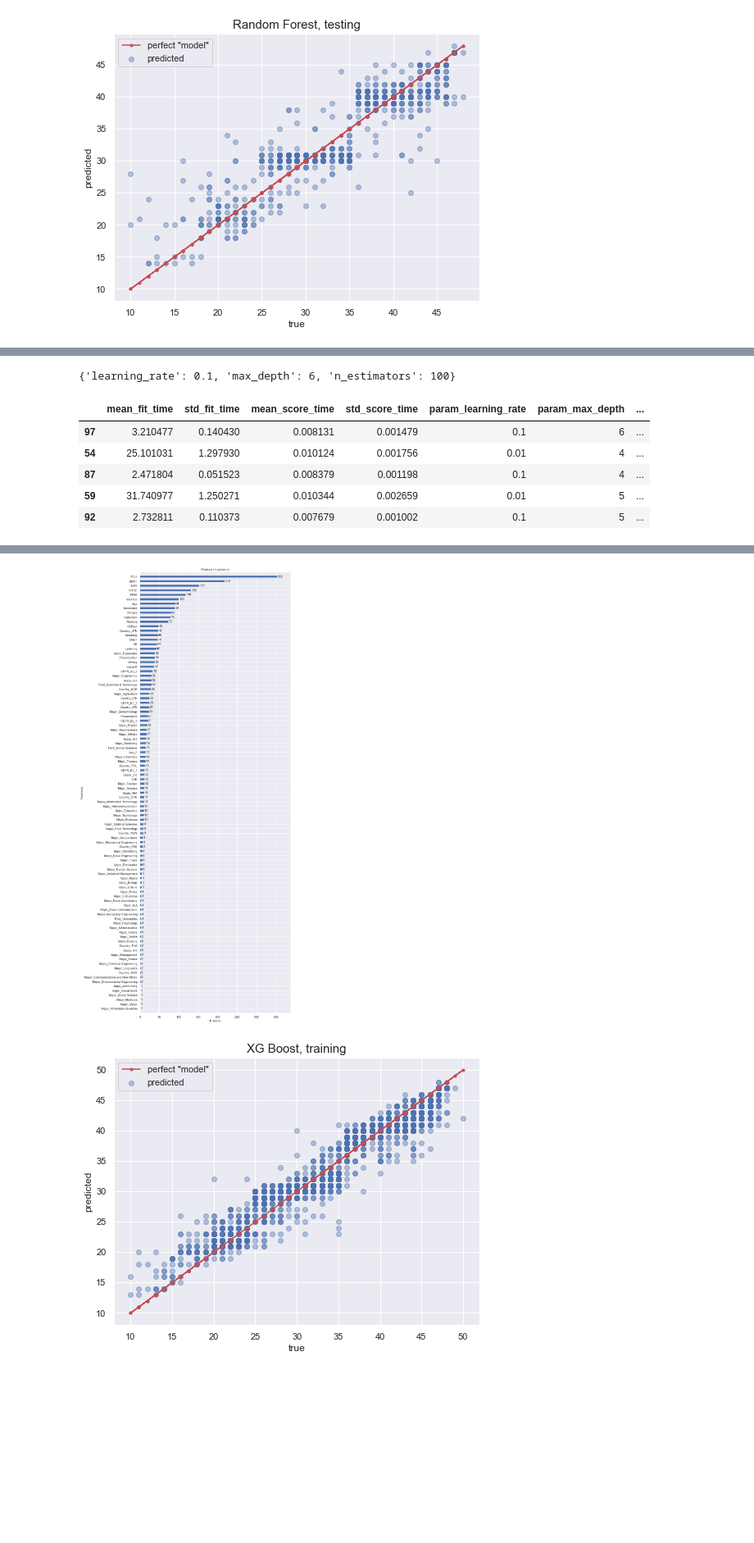
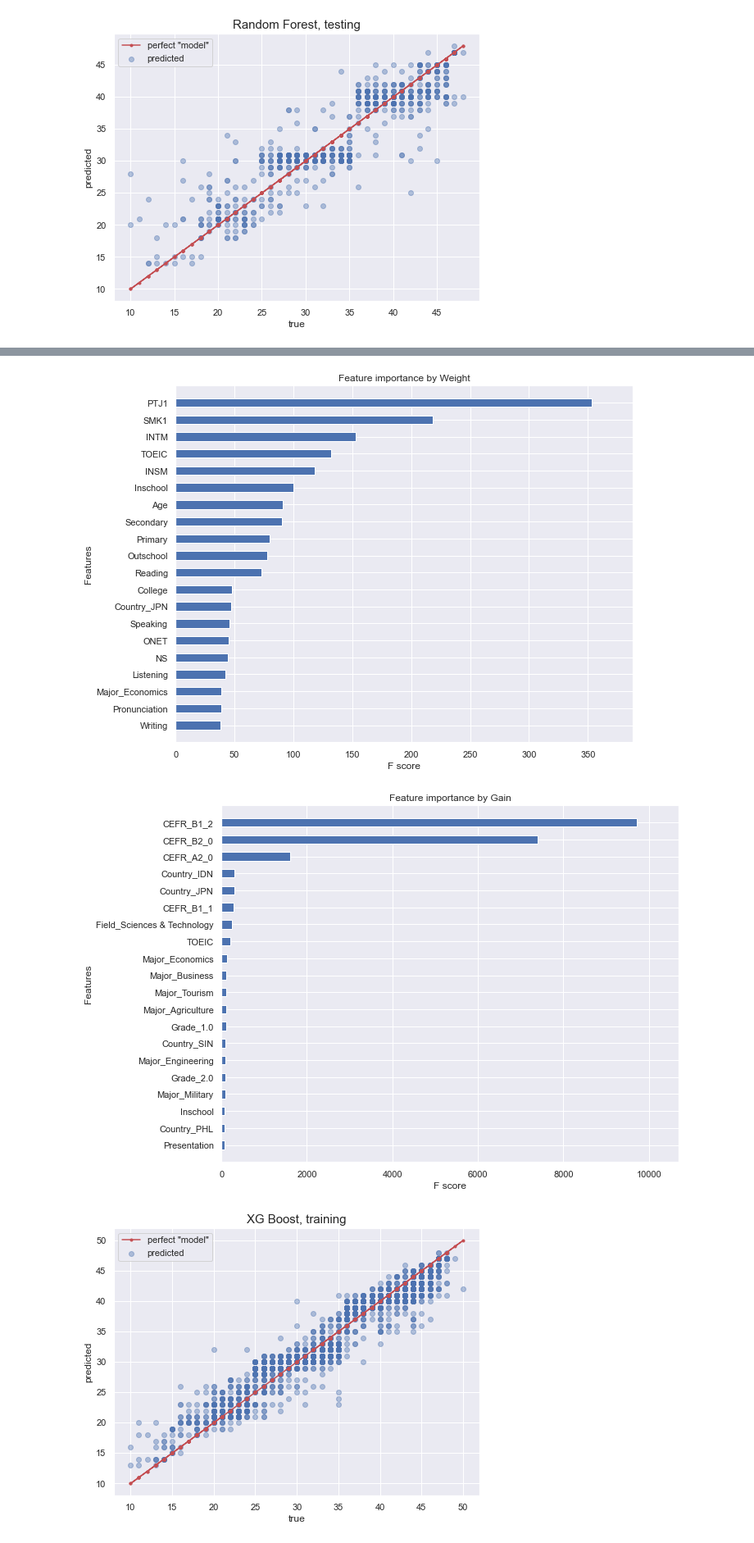
Before and after one commit to Jaester88/Springboard, a Jupyter notebook: Capstone_2_language_proficiency/C2_VST_JaeC_210907.ipynb, the cells around one changed output, grey strips where cells are left out. Shown at 82% size. Drawn from its saved outputs; the diff is of its cells as text; code cells hidden in the pictures; blank space fills up the shorter version.

```diff
--- a/Capstone_2_language_proficiency/C2_VST_JaeC_210907.ipynb
+++ b/Capstone_2_language_proficiency/C2_VST_JaeC_210907.ipynb
@@ -135,27 +138,33 @@ RMSE:  3.687817782917155
 # %%
+# XG Boost - initialize.
 xg = XGBRegressor(objective='reg:linear', seed=42)
+xgb.set_config(verbosity=0)
+
+# Parameter grid for grid searching.
 params = {
     'max_depth': range(1, 8),
     'n_estimators': [int(n) for n in np.logspace(start=1, stop=3, num=5)],
     'learning_rate': [n for n in np.logspace(start=-3, stop=0, num=4)]
 }
-xg_grid_cv = GridSearchCV(xg, param_grid=params, cv=10, n_jobs=-1)
-xg_grid_cv.fit(X_train, y_train)
-print(xg_grid_cv.best_params_)
-pd.DataFrame(xg_grid_cv.cv_results_).sort_values('mean_test_score', ascending=False)[0:5]
+
+# 5-fold CV Grid search, fit, and print CV stats for top five estimators
+#xg_grid_cv = GridSearchCV(xg, params, cv=5, n_jobs=-1)
+#xg_grid_cv.fit(X_train, y_train)
+#print(xg_grid_cv.best_params_)
+#pd.DataFrame(xg_grid_cv.cv_results_).sort_values('mean_test_score', ascending=False)[0:5]
-# %% [output]
-{'learning_rate': 0.1, 'max_depth': 6, 'n_estimators': 100}
-|  | mean_fit_time | std_fit_time | mean_score_time | std_score_time | param_learning_rate | param_max_depth | ... |
-| 97 | 3.210477 | 0.140430 | 0.008131 | 0.001479 | 0.1 | 6 | ... |
-| 54 | 25.101031 | 1.297930 | 0.010124 | 0.001756 | 0.01 | 4 | ... |
-| 87 | 2.471804 | 0.051523 | 0.008379 | 0.001198 | 0.1 | 4 | ... |
-| 59 | 31.740977 | 1.250271 | 0.010344 | 0.002659 | 0.01 | 5 | ... |
-| 92 | 2.732811 | 0.110373 | 0.007679 | 0.001002 | 0.1 | 5 | ... |
 # %%
-xg_best = xg_grid_cv.best_estimator_
-xg_best.fit(X_train, y_train)
+# Manually store best XG Boost model as xg_best. Fit to training set.
+#xg_best = XGBRegressor(objective='reg:linear', learning_rate=0.1, max_depth=6, n_estimators=100, seed=42)
+#xg_best.fit(X_train, y_train)
 
-fig, ax = plt.subplots(figsize=(10,30))
-xgb.plot_importance(xg_best, ax=ax, height=0.5)
+# Plot top 20 feature importances of XG Boost model. Importance type 'weight' and 'gain' show completely different results. Plot both
+fig, ax = plt.subplots(figsize=(10,8))
+xgb.plot_importance(xg_best, importance_type = 'weight', ax=ax, title='Feature importance by Weight',
+                    height=0.5, max_num_features=20, show_values=False)
 plt.show()
+
+fig, ax = plt.subplots(figsize=(10,8))
+xgb.plot_importance(xg_best, importance_type = 'gain', ax=ax, title='Feature importance by Gain',
+                    height=0.5, max_num_features=20, show_values=False)
+plt.show()
 # %% [output]
@@ -163,2 +171,3 @@ plt.show()
-[figure, old version]
+[figure, new version]
+[figure, added]
 # %%
```
Also changed, not shown: parts of 24 cells of this notebook.
